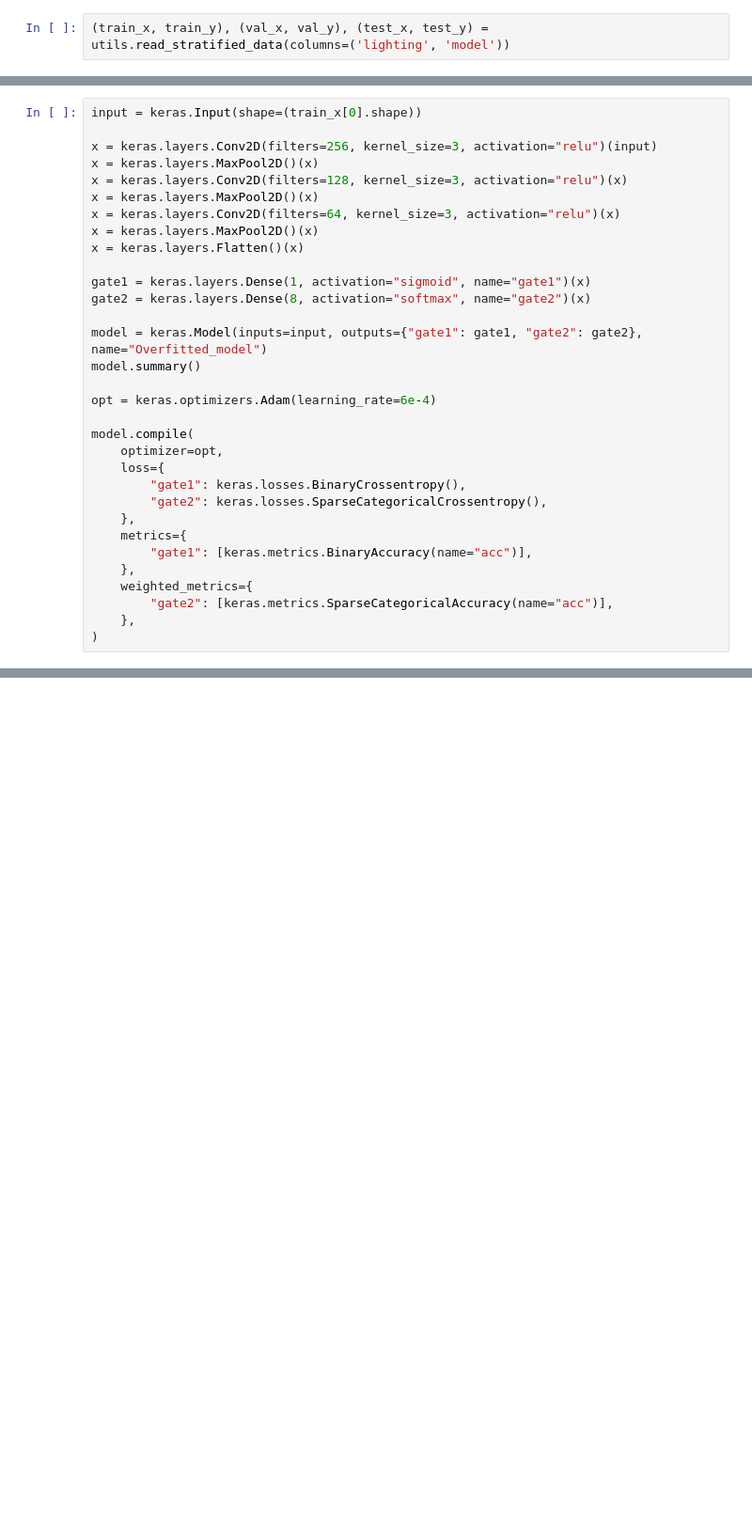
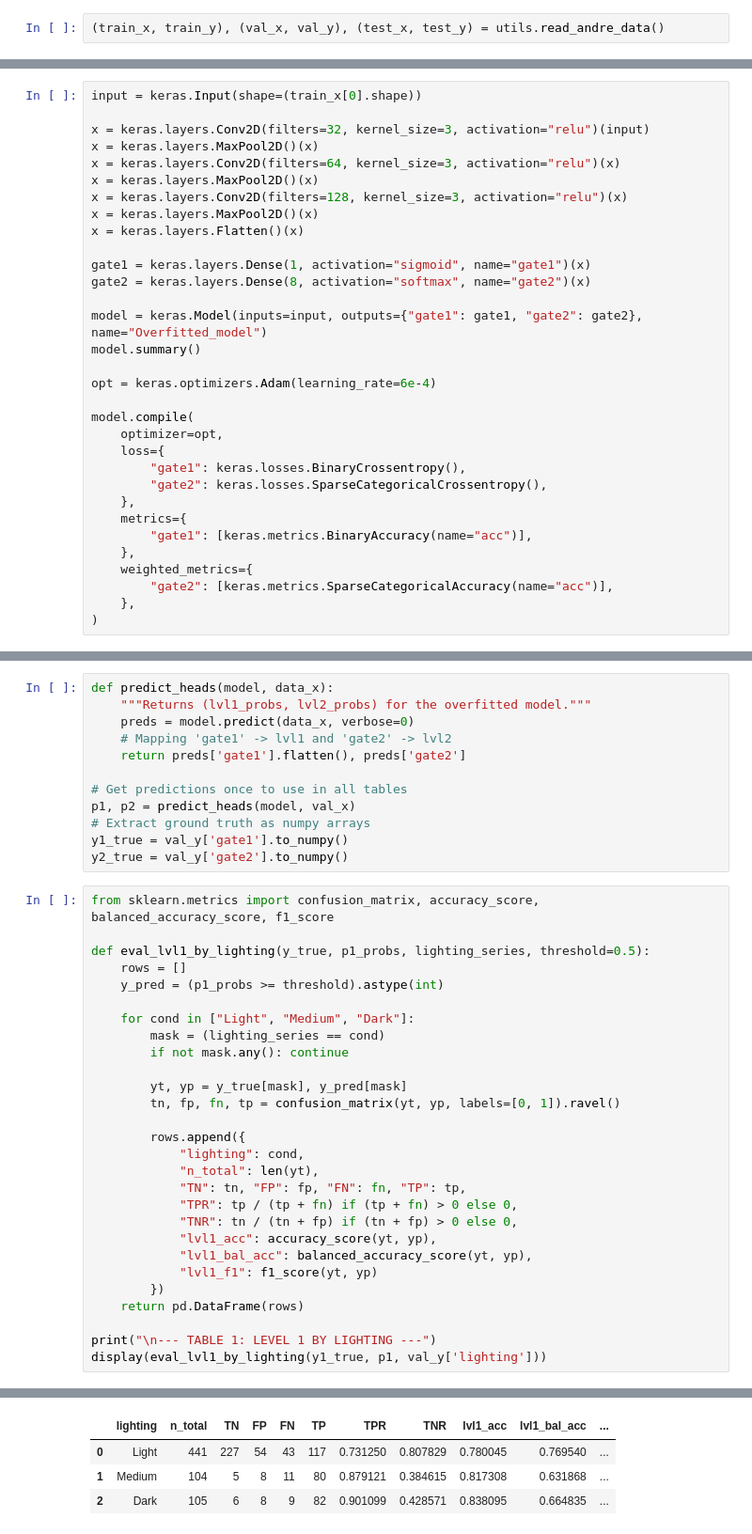
Before and after one commit to jkaste03/visual-vehicle-recognition-varying-lighting-conditions, a Jupyter notebook: notebooks/Overfitted_cnn.ipynb, the cells around one changed output, grey strips where cells are left out. Shown at 94% size. Cells and saved outputs as stored; diff of their text form; blank space fills up the shorter version.

```diff
--- a/notebooks/Overfitted_cnn.ipynb
+++ b/notebooks/Overfitted_cnn.ipynb
@@ -11,3 +13,3 @@ To enable the following instructions: AVX2 AVX_VNNI FMA, in other operations, re
 # %%
-(train_x, train_y), (val_x, val_y), (test_x, test_y) = utils.read_stratified_data(columns=('lighting', 'model'))
+(train_x, train_y), (val_x, val_y), (test_x, test_y) = utils.read_andre_data()
 # %% [output]
@@ -32,11 +42,11 @@ print(test_y.shape)
 # %%
 input = keras.Input(shape=(train_x[0].shape))
 
-x = keras.layers.Conv2D(filters=256, kernel_size=3, activation="relu")(input)
+x = keras.layers.Conv2D(filters=32, kernel_size=3, activation="relu")(input)
+x = keras.layers.MaxPool2D()(x)
+x = keras.layers.Conv2D(filters=64, kernel_size=3, activation="relu")(x)
 x = keras.layers.MaxPool2D()(x)
 x = keras.layers.Conv2D(filters=128, kernel_size=3, activation="relu")(x)
-x = keras.layers.MaxPool2D()(x)
-x = keras.layers.Conv2D(filters=64, kernel_size=3, activation="relu")(x)
 x = keras.layers.MaxPool2D()(x)
 x = keras.layers.Flatten()(x)
 
@@ -130,0 +150,41 @@ Epoch 5/5
+# %%
+def predict_heads(model, data_x):
+    """Returns (lvl1_probs, lvl2_probs) for the overfitted model."""
+    preds = model.predict(data_x, verbose=0)
+    # Mapping 'gate1' -> lvl1 and 'gate2' -> lvl2
+    return preds['gate1'].flatten(), preds['gate2']
+
+# Get predictions once to use in all tables
+p1, p2 = predict_heads(model, val_x)
+# Extract ground truth as numpy arrays
+y1_true = val_y['gate1'].to_numpy()
+y2_true = val_y['gate2'].to_numpy()
+# %%
+from sklearn.metrics import confusion_matrix, accuracy_score, balanced_accuracy_score, f1_score
+
+def eval_lvl1_by_lighting(y_true, p1_probs, lighting_series, threshold=0.5):
+    rows = []
+    y_pred = (p1_probs >= threshold).astype(int)
+
+    for cond in ["Light", "Medium", "Dark"]:
+        mask = (lighting_series == cond)
+        if not mask.any(): continue
+
+        yt, yp = y_true[mask], y_pred[mask]
+        tn, fp, fn, tp = confusion_matrix(yt, yp, labels=[0, 1]).ravel()
+
+        rows.append({
+            "lighting": cond,
+            "n_total": len(yt),
+            "TN": tn, "FP": fp, "FN": fn, "TP": tp,
+            "TPR": tp / (tp + fn) if (tp + fn) > 0 else 0,
+            "TNR": tn / (tn + fp) if (tn + fp) > 0 else 0,
+            "lvl1_acc": accuracy_score(yt, yp),
+            "lvl1_bal_acc": balanced_accuracy_score(yt, yp),
+            "lvl1_f1": f1_score(yt, yp)
+        })
+    return pd.DataFrame(rows)
+
+print("\n--- TABLE 1: LEVEL 1 BY LIGHTING ---")
+display(eval_lvl1_by_lighting(y1_true, p1, val_y['lighting']))
+# %% [output]
@@ -130,0 +192,4 @@ Epoch 5/5
+|  | lighting | n_total | TN | FP | FN | TP | TPR | TNR | lvl1_acc | lvl1_bal_acc | ... |
+| 0 | Light | 441 | 227 | 54 | 43 | 117 | 0.731250 | 0.807829 | 0.780045 | 0.769540 | ... |
+| 1 | Medium | 104 | 5 | 8 | 11 | 80 | 0.879121 | 0.384615 | 0.817308 | 0.631868 | ... |
+| 2 | Dark | 105 | 6 | 8 | 9 | 82 | 0.901099 | 0.428571 | 0.838095 | 0.664835 | ... |
```
Also changed, not shown: parts of 8 cells of this notebook, 2 other files.
